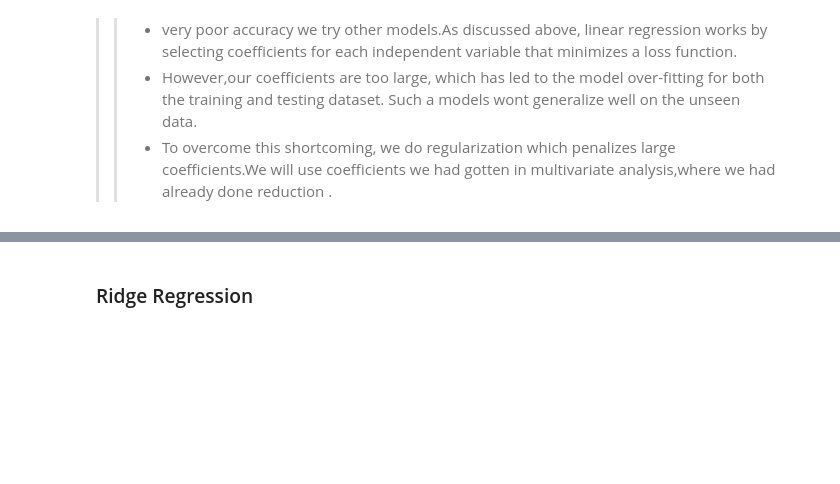
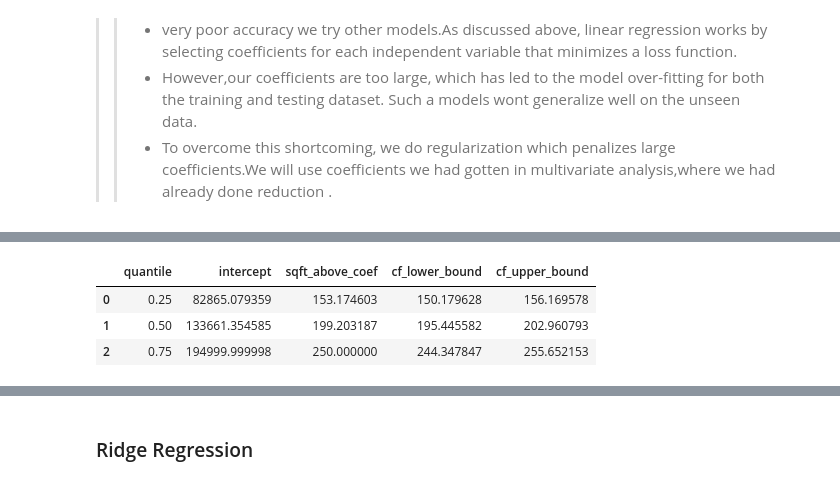
Before and after one commit to Eswa2020/Supervised-learning-using-various-regression-models-project, a Jupyter notebook: Esther_Wairimu_Kamau_core_indepedent_project_week_7.ipynb, the cells around one changed output, grey strips where cells are left out. Saved outputs shown, nothing was run; the diff lists cells and outputs as text; code cells hidden in the pictures; blank space fills up the shorter version.

```diff
--- a/Esther_Wairimu_Kamau_core_indepedent_project_week_7.ipynb
+++ b/Esther_Wairimu_Kamau_core_indepedent_project_week_7.ipynb
@@ -535,0 +542,11 @@ accuracy = model.score(x_train, y_train)
+# %%
+# Fitting our  quantile model using the sqft_above feature
+import statsmodels.formula.api as smf
+
+model = smf.quantreg('y ~ sqft_above', df_house2)
+
+residuals = model.fit()
+
+print(residuals.summary())
+print("*****************************************************************")
+print(residuals.params)
@@ -535,0 +571,20 @@ accuracy = model.score(x_train, y_train)
+# %%
+# Fitting the quantiles
+
+quantiles = [0.25,0.5,0.75]
+models = []
+param = []
+
+for q in quantiles:
+  res1 = model.fit(q = q)
+  models.append(res1)
+  param.append([q, res1.params['Intercept'], res1.params['sqft_above']] + res1.conf_int().loc['sqft_above'].tolist())
+
+# We then make a dataframe of the same name, so we we can view our different models.
+param = pd.DataFrame(data = param, columns = ['quantile', 'intercept', 'sqft_above_coef', 'cf_lower_bound', 'cf_upper_bound'])
+param
+# %% [output]
+|  | quantile | intercept | sqft_above_coef | cf_lower_bound | cf_upper_bound |
+| 0 | 0.25 | 82865.079359 | 153.174603 | 150.179628 | 156.169578 |
+| 1 | 0.50 | 133661.354585 | 199.203187 | 195.445582 | 202.960793 |
+| 2 | 0.75 | 194999.999998 | 250.000000 | 244.347847 | 255.652153 |
```
Also changed, not shown: parts of 27 cells of this notebook.
